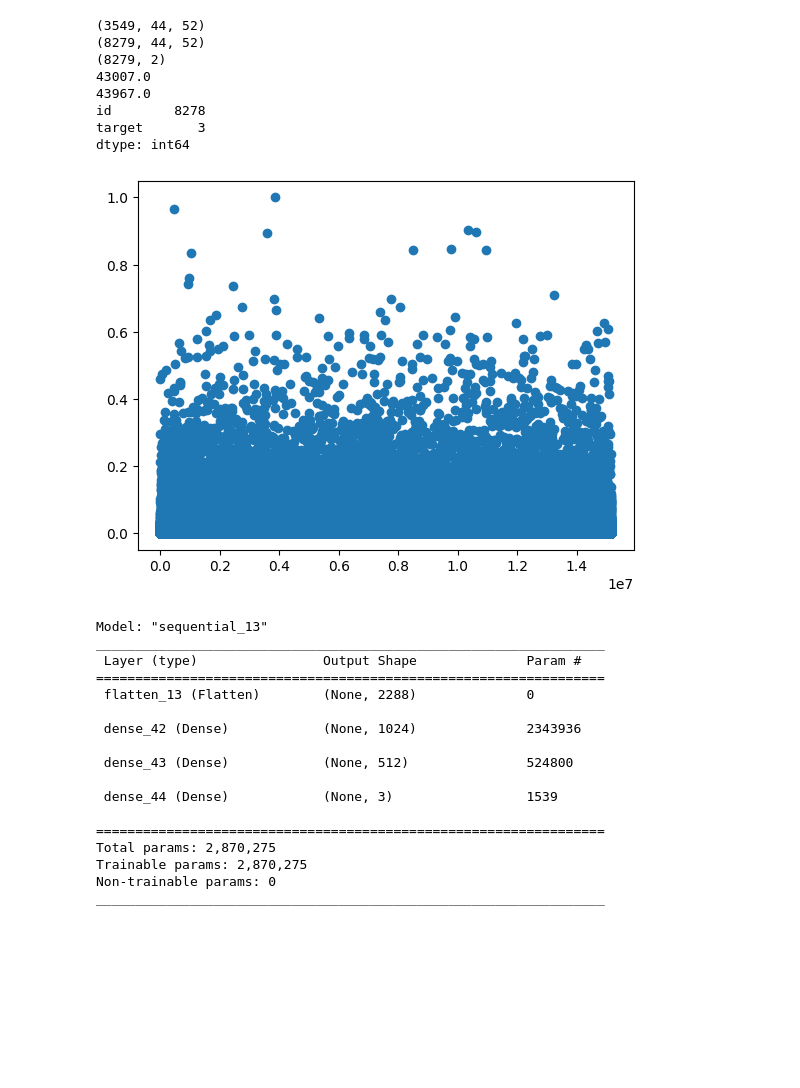
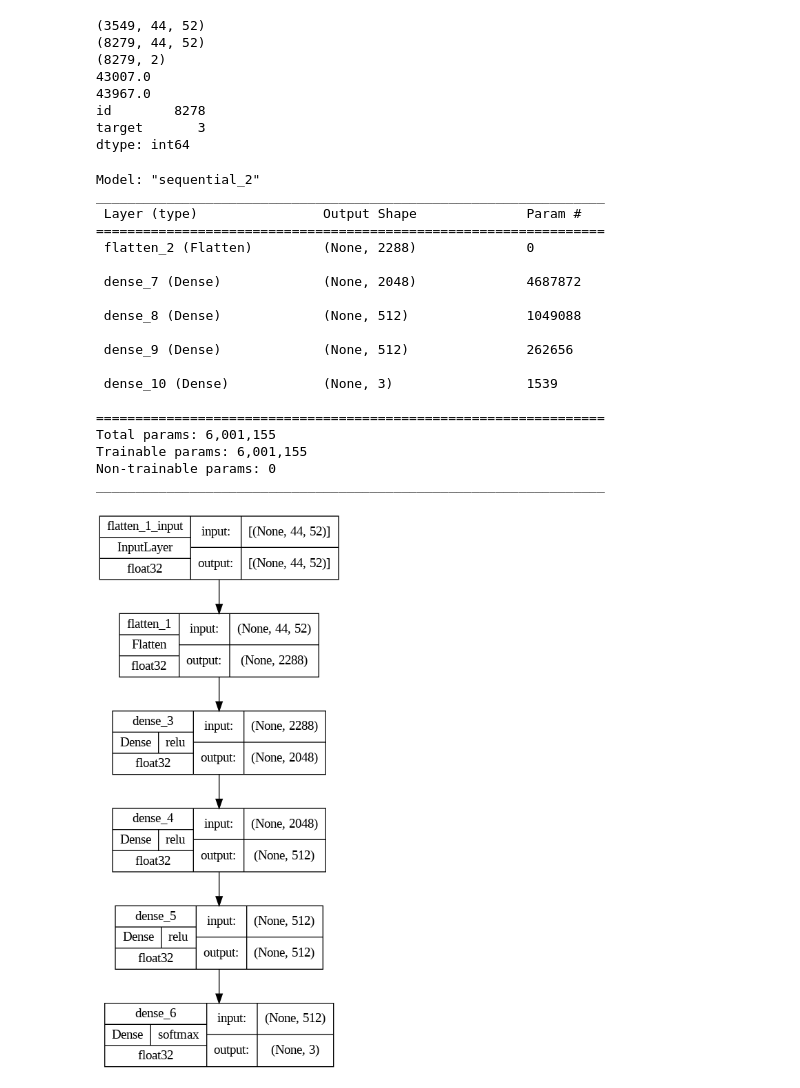
Before and after one commit to TomasKricka/MPA-MLF, a Jupyter notebook: final_project/Final_project.ipynb, the cells around one changed output. Saved outputs shown, nothing was run; the diff lists cells and outputs as text; code cells hidden in the pictures; blank space fills up the shorter version.

```diff
--- a/final_project/Final_project.ipynb
+++ b/final_project/Final_project.ipynb
@@ -61,51 +59,62 @@ y_train_encoded = to_categorical(y_train, num_classes=clasess)
 # %%
-#plt.figure()
-#plt.plot(history.history['loss'], label="loss")
-#plt.plot(history.history['val_loss'], label="val_loss")
-#plt.legend(loc="upper right")
-#plt.xlabel('n epochs')
-#plt.ylabel('val_loss, loss')
-#plt.show()
-
 x_train_scaled_res = np.reshape(x_train_scaled, (1,1,15153424))
 x_mat = []
 
 for x in range(15153424):
   x_mat.append(x)
 
-#x_mat_res = np.reshape(x_mat, (1,1,15153424))
 
 plt.figure()
 plt.scatter(x_mat,x_train_scaled_res)
+plt.xlabel('x_train')
+plt.ylabel('scaled value')
 
 plt.show()
-# %% [output]
-[figure, removed]
 # %%
 model = Sequential()
 model.add(Flatten(input_shape=(44, 52)))
-model.add(Dense(1024, activation='relu'))
-#model.add(Dense(1024, activation='relu'))
+model.add(Dense(2048, activation='relu'))
+#model.add(layers.Dropout(0.002))
+model.add(Dense(512, activation='relu'))
+#model.add(layers.Dropout(0.002))
 model.add(Dense(512, activation='relu'))
 model.add(Dense(clasess, activation='softmax'))
 
 model.summary()
 # %% [output]
-Model: "sequential_13"
+Model: "sequential_2"
 _________________________________________________________________
  Layer (type)                Output Shape              Param #
 =================================================================
- flatten_13 (Flatten)        (None, 2288)              0
+ flatten_2 (Flatten)         (None, 2288)              0
 
- dense_42 (Dense)            (None, 1024)              2343936
+ dense_7 (Dense)             (None, 2048)              4687872
 
- dense_43 (Dense)            (None, 512)               524800
+ dense_8 (Dense)             (None, 512)               1049088
 
- dense_44 (Dense)            (None, 3)                 1539
+ dense_9 (Dense)             (None, 512)               262656
+
+ dense_10 (Dense)            (None, 3)                 1539
 
 =================================================================
-Total params: 2,870,275
-Trainable params: 2,870,275
+Total params: 6,001,155
+Trainable params: 6,001,155
 Non-trainable params: 0
 _________________________________________________________________
+# %%
+plot_model(
+    model,
+    to_file="model.png",
+    show_shapes=True,
+    show_dtype=True,
+    show_layer_names=True,
+    rankdir="TB",
+    expand_nested=True,
+    dpi=96,
+    layer_range=None,
+    show_layer_activations=True,
+    show_trainable=False,
+)
+# %% [output]
+[figure, added]
 # %%
```
Also changed, not shown: parts of 11 cells of this notebook.
